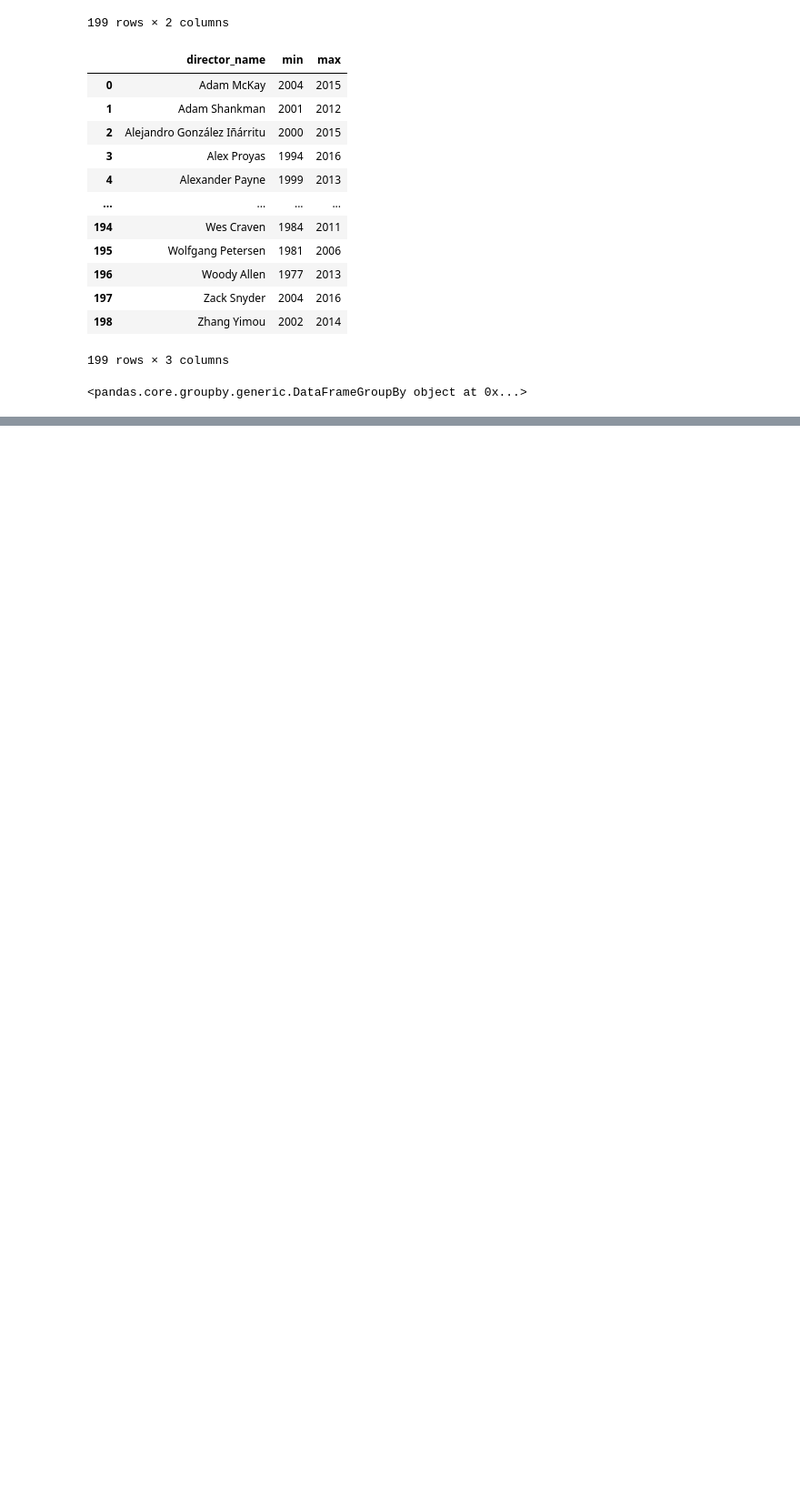
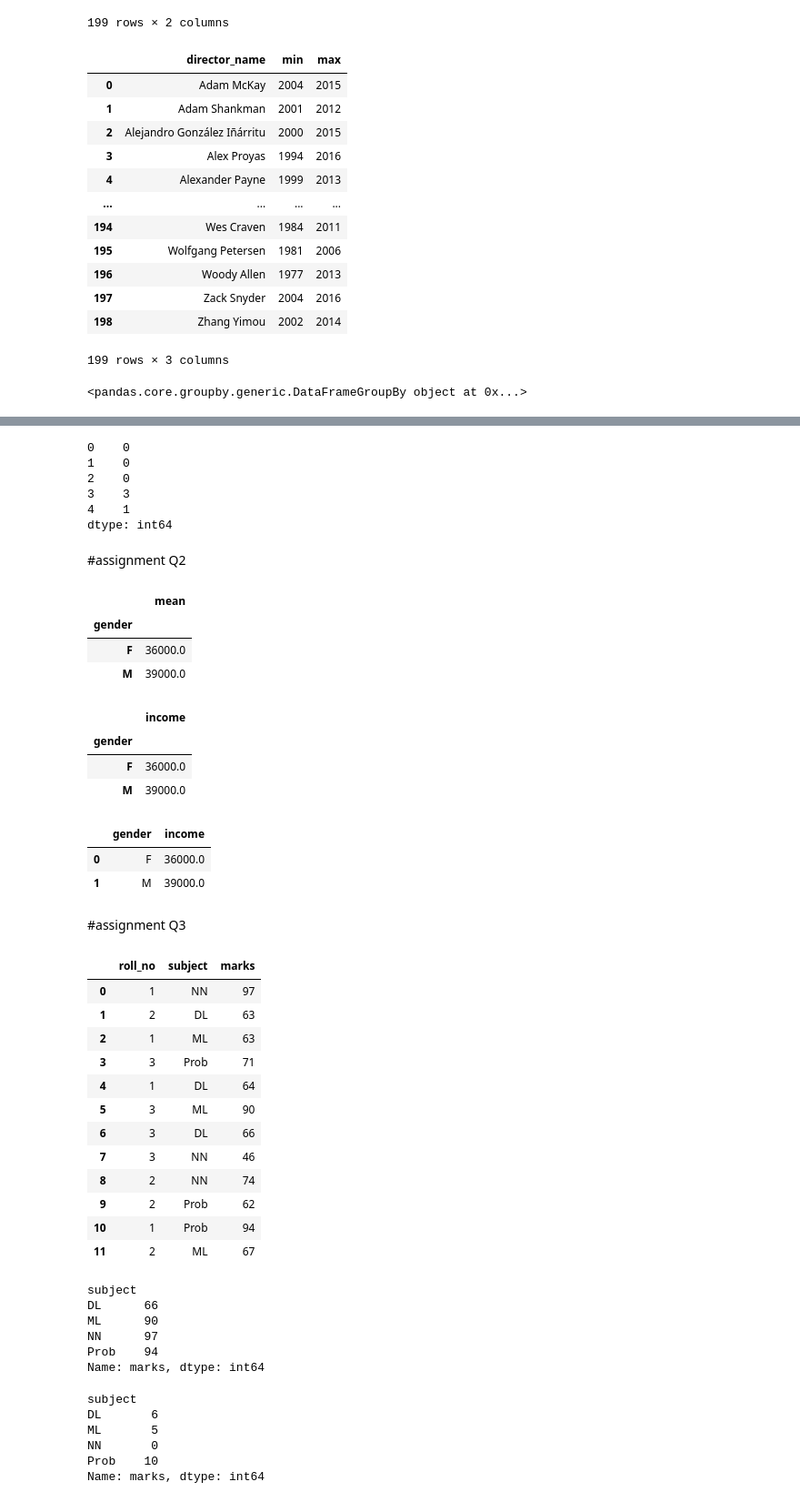
Before and after one commit to shivraj7/scalar, a Jupyter notebook: Pandas3.ipynb, the cells around one changed output, grey strips where cells are left out. Shown: that part at 91% size. Drawn from its saved outputs; the diff is of its cells as text; code cells hidden in the pictures; blank space fills up the shorter version.

```diff
--- a/Pandas3.ipynb
+++ b/Pandas3.ipynb
@@ -586,0 +670,13 @@ result
+# %%
+def is_null(x):
+   return sum(x.isnull())
+df.apply(is_null, axis=1)
+# %% [output]
+0    0
+1    0
+2    0
+3    3
+4    1
+dtype: int64
+# %% [markdown]
+#assignment Q2
@@ -586,0 +693,22 @@ result
+# %%
+result = df.groupby('gender')['income'].aggregate(['mean'])
+result
+# %% [output]
+|  | mean |
+| gender |  |
+| F | 36000.0 |
+| M | 39000.0 |
+# %%
+result.rename(columns ={'mean':'income'},inplace=True)
+result
+# %% [output]
+|  | income |
+| gender |  |
+| F | 36000.0 |
+| M | 39000.0 |
+# %%
+result.reset_index()
+# %% [output]
+|  | gender | income |
+| 0 | F | 36000.0 |
+| 1 | M | 39000.0 |
@@ -586,0 +717,45 @@ result
+# %% [markdown]
+#assignment Q3
+# %%
+import pandas as pd
+
+data = {
+    'roll_no': [1, 2, 1, 3, 1, 3, 3, 3, 2, 2, 1, 2],
+    'subject': ['NN', 'DL', 'ML', 'Prob', 'DL', 'ML', 'DL', 'NN', 'NN', 'Prob', 'Prob', 'ML'],
+    'marks': [97, 63, 63, 71, 64, 90, 66, 46, 74, 62, 94, 67]
+}
+
+df = pd.DataFrame(data)
+df
+# %% [output]
+|  | roll_no | subject | marks |
+| 0 | 1 | NN | 97 |
+| 1 | 2 | DL | 63 |
+| 2 | 1 | ML | 63 |
+| 3 | 3 | Prob | 71 |
+| 4 | 1 | DL | 64 |
+| 5 | 3 | ML | 90 |
+| 6 | 3 | DL | 66 |
+| 7 | 3 | NN | 46 |
+| 8 | 2 | NN | 74 |
+| 9 | 2 | Prob | 62 |
+| 10 | 1 | Prob | 94 |
+| 11 | 2 | ML | 67 |
+# %%
+df.groupby(by = 'subject')['marks'].max()
+# %% [output]
+subject
+DL      66
+ML      90
+NN      97
+Prob    94
+Name: marks, dtype: int64
+# %%
+df.groupby(by = 'subject')['marks'].idxmax()
+# %% [output]
+subject
+DL       6
+ML       5
+NN       0
+Prob    10
+Name: marks, dtype: int64
```
Also changed, not shown: parts of 39 cells of this notebook.
